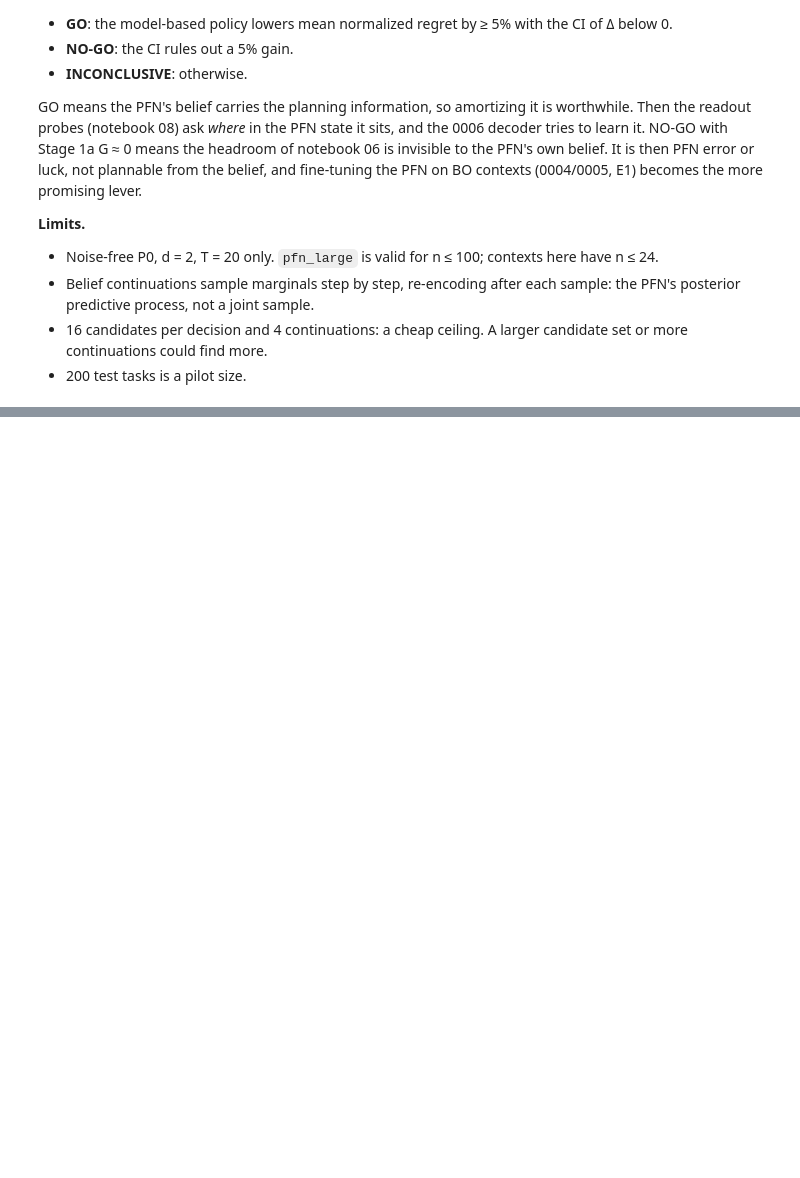
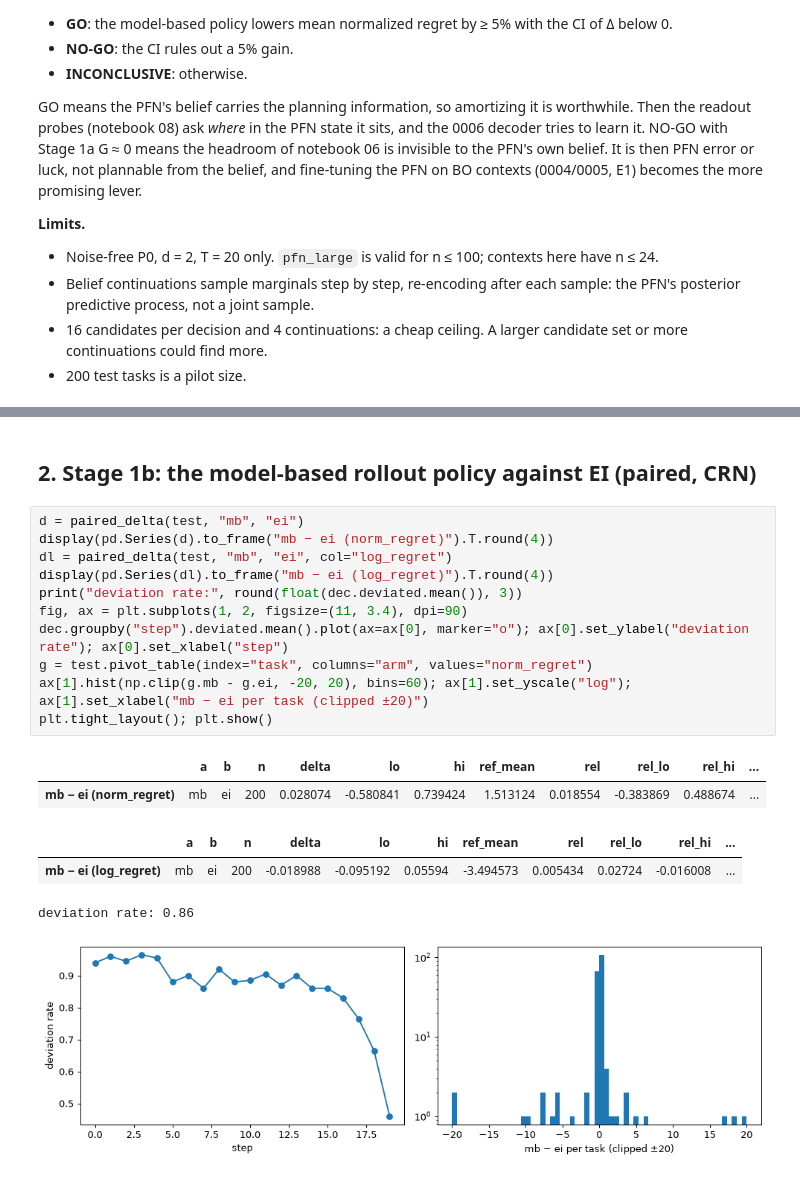
Before and after one commit to timruhkopf/anytime-acquisition, a Jupyter notebook: notebooks/07_2026-11-11_api_gate.ipynb, the cells around one changed output, grey strips where cells are left out. Drawn from its saved outputs; the diff is of its cells as text; blank space fills up the shorter version.

```diff
--- a/notebooks/07_2026-11-11_api_gate.ipynb
+++ b/notebooks/07_2026-11-11_api_gate.ipynb
@@ -60,0 +164,20 @@ The GO / NO-GO criterion from the description, evaluated, in one line. Record it
+# %% [markdown]
+## 2. Stage 1b: the model-based rollout policy against EI (paired, CRN)
+# %%
+d = paired_delta(test, "mb", "ei")
+display(pd.Series(d).to_frame("mb − ei (norm_regret)").T.round(4))
+dl = paired_delta(test, "mb", "ei", col="log_regret")
+display(pd.Series(dl).to_frame("mb − ei (log_regret)").T.round(4))
+print("deviation rate:", round(float(dec.deviated.mean()), 3))
+fig, ax = plt.subplots(1, 2, figsize=(11, 3.4), dpi=90)
+dec.groupby("step").deviated.mean().plot(ax=ax[0], marker="o"); ax[0].set_ylabel("deviation rate"); ax[0].set_xlabel("step")
+g = test.pivot_table(index="task", columns="arm", values="norm_regret")
+ax[1].hist(np.clip(g.mb - g.ei, -20, 20), bins=60); ax[1].set_yscale("log"); ax[1].set_xlabel("mb − ei per task (clipped ±20)")
+plt.tight_layout(); plt.show()
+# %% [output]
+|  | a | b | n | delta | lo | hi | ref_mean | rel | rel_lo | rel_hi | ... |
+| mb − ei (norm_regret) | mb | ei | 200 | 0.028074 | -0.580841 | 0.739424 | 1.513124 | 0.018554 | -0.383869 | 0.488674 | ... |
+|  | a | b | n | delta | lo | hi | ref_mean | rel | rel_lo | rel_hi | ... |
+| mb − ei (log_regret) | mb | ei | 200 | -0.018988 | -0.095192 | 0.05594 | -3.494573 | 0.005434 | 0.02724 | -0.016008 | ... |
+deviation rate: 0.86
+[figure, added]
```
Also changed, not shown: parts of 10 cells of this notebook, 13 other files.
